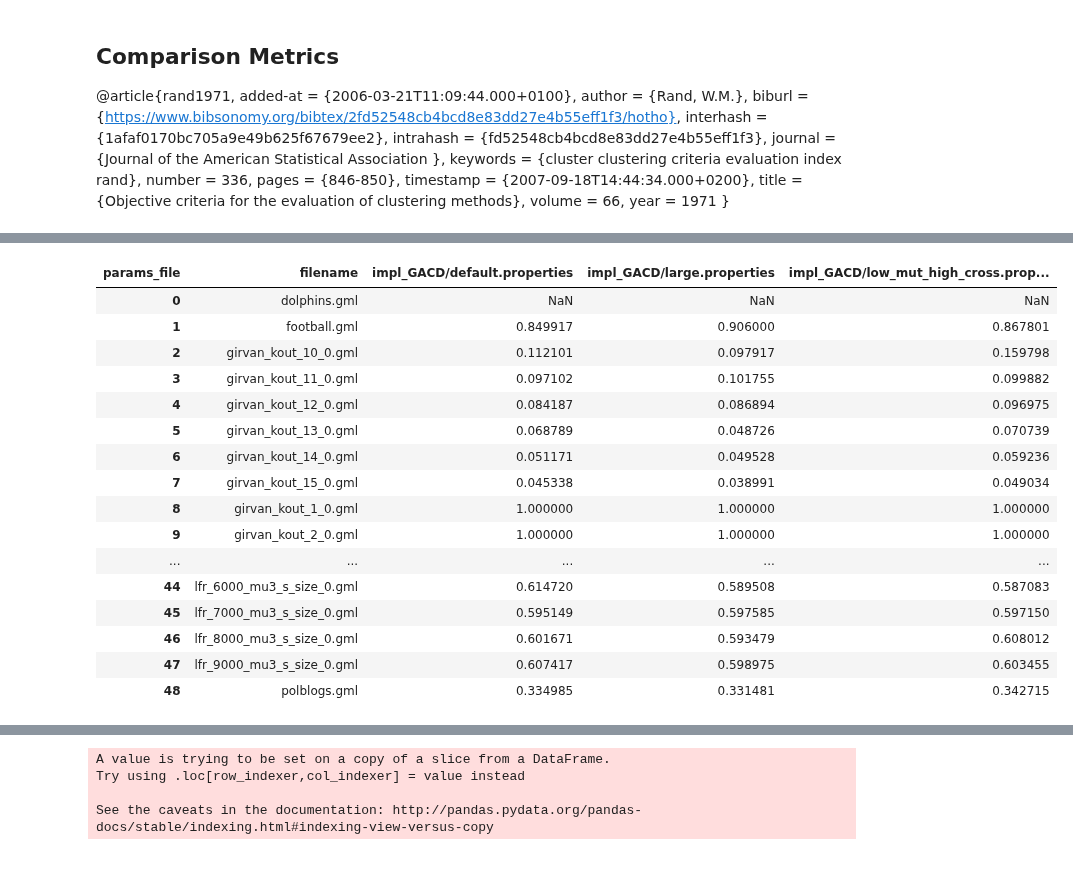
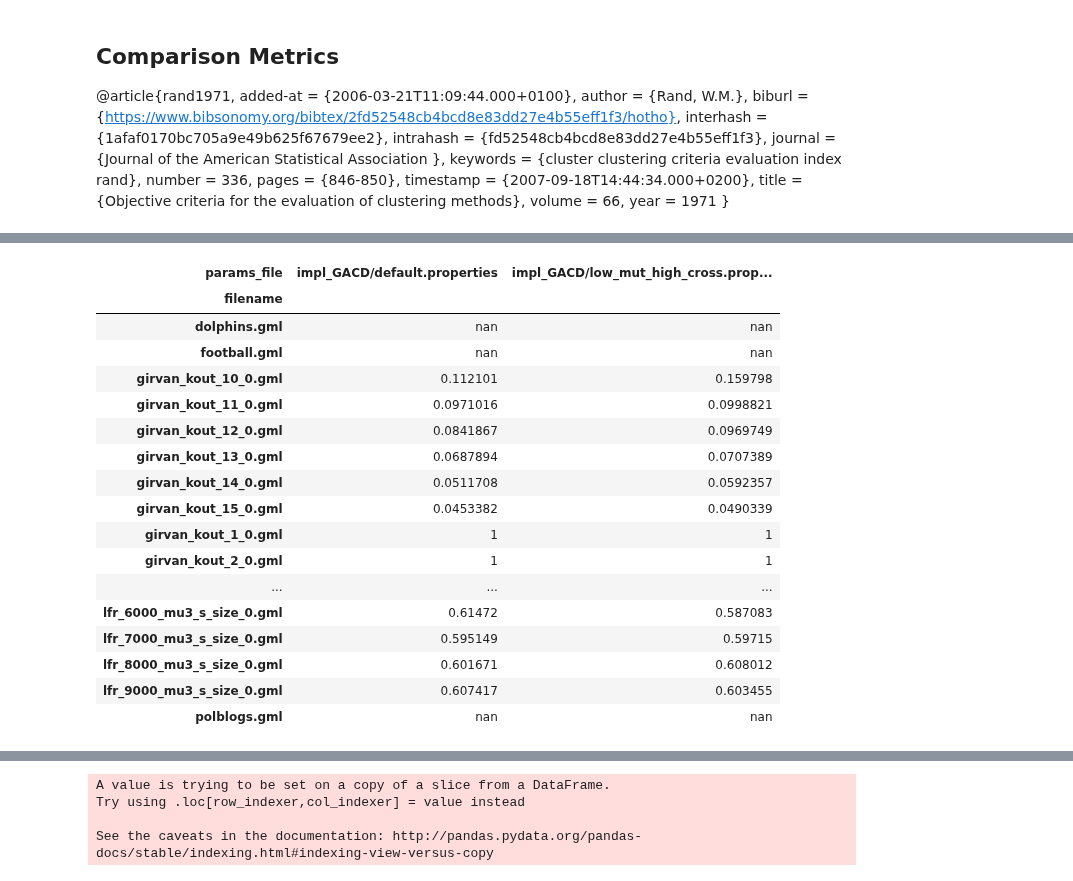
Before and after one commit to PrestonEn/alien-pineapple, a Jupyter notebook: ga_analysis.ipynb, the cells around one changed output, grey strips where cells are left out. Cells and saved outputs as stored; diff of their text form; code cells hidden in the pictures.

```diff
--- a/ga_analysis.ipynb
+++ b/ga_analysis.ipynb
@@ -12,7 +12,7 @@ import matplotlib.pyplot as plt
 # %%
 # Read sqlite query results into a pandas DataFrame
 con = sqlite3.connect("ClusterResults.db")
-df = pd.read_sql_query("SELECT * from ClusterResults", con)
+df = pd.read_sql_query("SELECT * from ClusterResults where params_file not like '%large%'", con)
 
 # Verify that result of SQL query is stored in the dataframe
 con.close()
@@ -78,14 +78,6 @@ df['adjusted_rand'] = df[['membership', 'true_membership']].apply(lambda s:
 df['split_join'] = df[['membership', 'true_membership']].apply(lambda s:
                                                         None if s[1] == [] else
                                                         ig.compare_communities(s[0], s[1], method="split-join"), axis=1)
-# %%
-df.head()
-def highlight_max(s):
-    '''
-    highlight the maximum in a Series yellow.
-    '''
-    is_max = s == s.max()
-    return ['background-color: yellow' if v else '' for v in is_max]
 # %%
 def identifyConverge(vals):
     """find the earliest occurance of the maximum value in a list
@@ -193,26 +188,27 @@ ganet_valtable
 with open('ganet.tex','w') as tf:
     tf.write(ganet_valtable.to_latex())
 # %%
-gacd_valtable = gacd.groupby(['filename','params_file'], sort=False)['nmi'].max().reset_index().pivot('filename', 'params_file', 'nmi').reset_index()
-gacd_valtable
+gacd_valtable = gacd.groupby(['filename','params_file'], sort=False)['nmi'].max().reset_index().pivot('filename', 'params_file', 'nmi')
+gacd_valtable.style.apply(highlight_max, axis=1)
 # %% [output]
-| params_file | filename | impl_GACD/default.properties | impl_GACD/large.properties | impl_GACD/low_mut_high_cross.prop... |
-| 0 | dolphins.gml | NaN | NaN | NaN |
-| 1 | football.gml | 0.849917 | 0.906000 | 0.867801 |
-| 2 | girvan_kout_10_0.gml | 0.112101 | 0.097917 | 0.159798 |
-| 3 | girvan_kout_11_0.gml | 0.097102 | 0.101755 | 0.099882 |
-| 4 | girvan_kout_12_0.gml | 0.084187 | 0.086894 | 0.096975 |
-| 5 | girvan_kout_13_0.gml | 0.068789 | 0.048726 | 0.070739 |
-| 6 | girvan_kout_14_0.gml | 0.051171 | 0.049528 | 0.059236 |
-| 7 | girvan_kout_15_0.gml | 0.045338 | 0.038991 | 0.049034 |
-| 8 | girvan_kout_1_0.gml | 1.000000 | 1.000000 | 1.000000 |
-| 9 | girvan_kout_2_0.gml | 1.000000 | 1.000000 | 1.000000 |
-| ... | ... | ... | ... | ... |
-| 44 | lfr_6000_mu3_s_size_0.gml | 0.614720 | 0.589508 | 0.587083 |
-| 45 | lfr_7000_mu3_s_size_0.gml | 0.595149 | 0.597585 | 0.597150 |
-| 46 | lfr_8000_mu3_s_size_0.gml | 0.601671 | 0.593479 | 0.608012 |
-| 47 | lfr_9000_mu3_s_size_0.gml | 0.607417 | 0.598975 | 0.603455 |
-| 48 | polblogs.gml | 0.334985 | 0.331481 | 0.342715 |
+| params_file | impl_GACD/default.properties | impl_GACD/low_mut_high_cross.prop... |
+| filename |  |  |
+| dolphins.gml | nan | nan |
+| football.gml | nan | nan |
+| girvan_kout_10_0.gml | 0.112101 | 0.159798 |
+| girvan_kout_11_0.gml | 0.0971016 | 0.0998821 |
+| girvan_kout_12_0.gml | 0.0841867 | 0.0969749 |
+| girvan_kout_13_0.gml | 0.0687894 | 0.0707389 |
+| girvan_kout_14_0.gml | 0.0511708 | 0.0592357 |
+| girvan_kout_15_0.gml | 0.0453382 | 0.0490339 |
+| girvan_kout_1_0.gml | 1 | 1 |
+| girvan_kout_2_0.gml | 1 | 1 |
+| ... | ... | ... |
+| lfr_6000_mu3_s_size_0.gml | 0.61472 | 0.587083 |
+| lfr_7000_mu3_s_size_0.gml | 0.595149 | 0.59715 |
+| lfr_8000_mu3_s_size_0.gml | 0.601671 | 0.608012 |
+| lfr_9000_mu3_s_size_0.gml | 0.607417 | 0.603455 |
+| polblogs.gml | nan | nan |
 # %%
 with open('gacd.tex','w') as tf:
     tf.write(ganet_valtable.to_latex())
```
Also changed, not shown: parts of 10 cells of this notebook, 27 other files.
